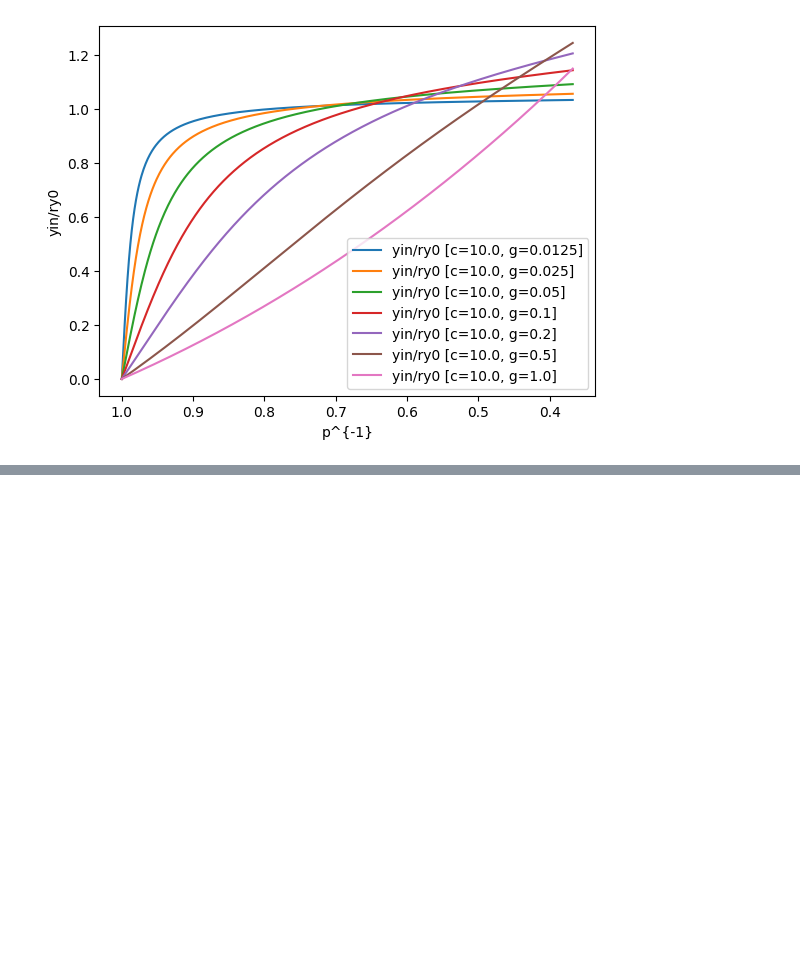
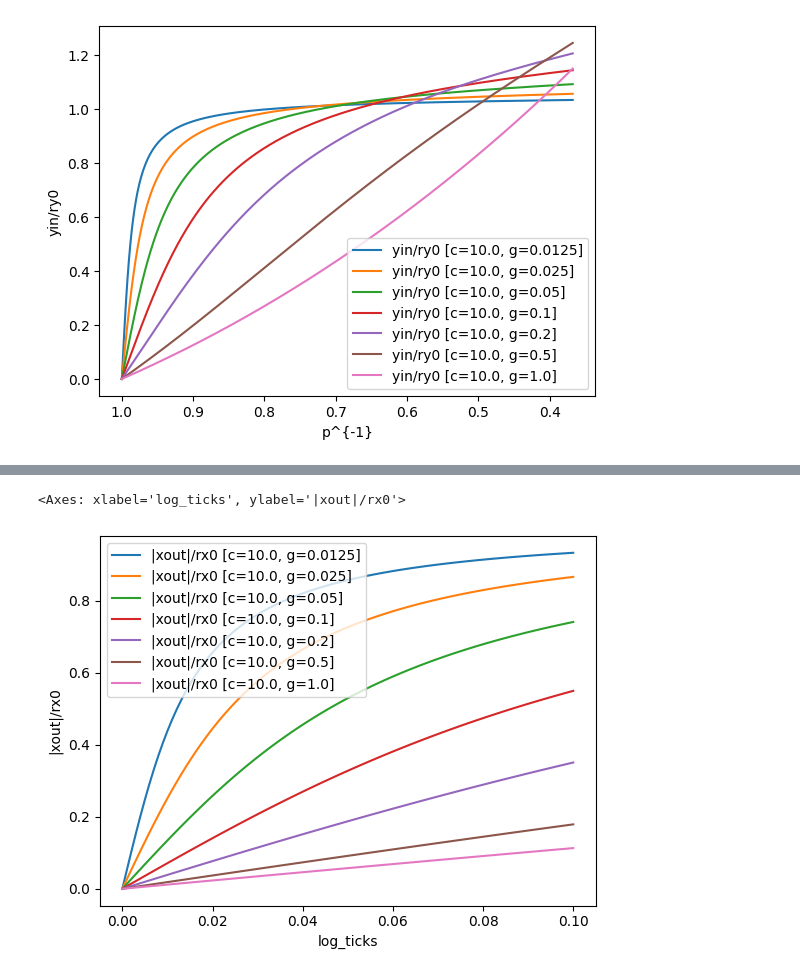
Before and after one commit to smolquants/cauchy-simulations-2025-03, a Jupyter notebook: notebook/analysis.ipynb, the cells around one changed output, grey strips where cells are left out. Saved outputs shown, nothing was run; the diff lists cells and outputs as text; code cells hidden in the pictures; blank space fills up the shorter version.

Commit message:
update plots for slippage accel

```diff
--- a/notebook/analysis.ipynb
+++ b/notebook/analysis.ipynb
@@ -502,0 +520,3 @@ ax.invert_xaxis()
+# %%
+for g in gammas:
+    df[f'log_tick / g [g={g}]'] = df['log_ticks'] / g
@@ -502,0 +539,6 @@ ax.invert_xaxis()
+# %%
+# at what point does x out start bending over transitioning into near infinite slippage
+df_w_ranges[df_w_ranges['log_ticks'] < 0.1].plot(x='log_ticks', y=[f'|xout|/rx0 [c={C}, g={g}]' for g in gammas], xlabel='log_ticks', ylabel=f'|xout|/rx0', label=[f'|xout|/rx0 [c={C}, g={g}]' for g in gammas])
+# %% [output]
+<Axes: xlabel='log_ticks', ylabel='|xout|/rx0'>
+[figure, added]
```
Also changed, not shown: parts of 12 cells of this notebook.
